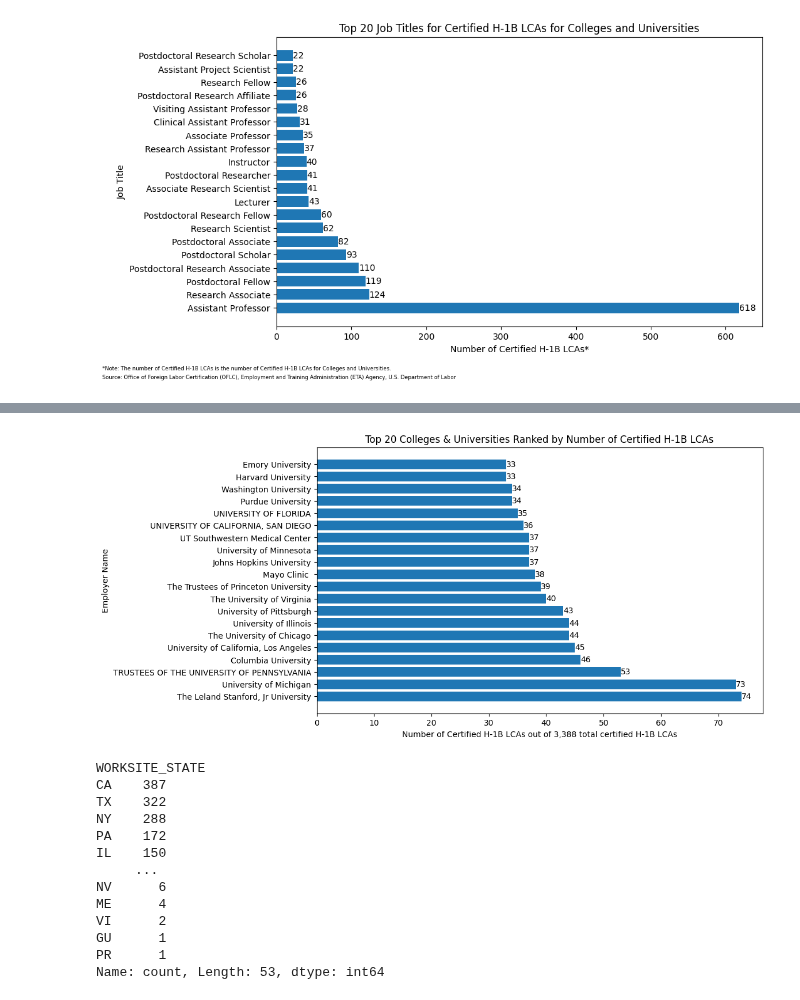
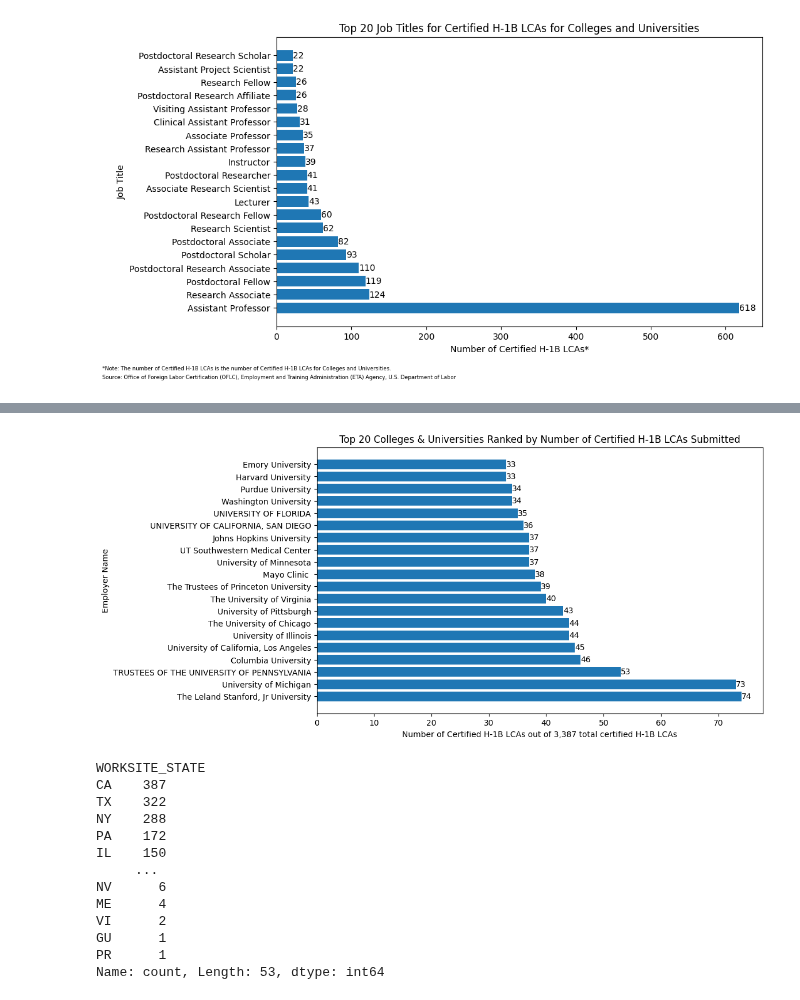
Before and after one commit to Tinashe-04/CareerPalz, a Jupyter notebook: LCA_Disclosure_Data_FY2023_Q4.ipynb, the cells around one changed output, grey strips where cells are left out. Drawn from its saved outputs; the diff is of its cells as text; code cells hidden in the pictures.

```diff
--- a/LCA_Disclosure_Data_FY2023_Q4.ipynb
+++ b/LCA_Disclosure_Data_FY2023_Q4.ipynb
@@ -83,8 +83,8 @@ NEW_EMPLOYMENT
 80          1
 Name: count, dtype: int64
 # %%
-# let's create a separate data frame for entries that have new employment
-new_employment = data[data['NEW_EMPLOYMENT'] != 0]
+# let's create a separate data frame for entries that have new employment and are full-time positions
+new_employment = data[(data['NEW_EMPLOYMENT'] != 0) & (data['FULL_TIME_POSITION'] == 'Y')]
 new_employment.info()
 # %% [output]
 <class 'pandas.core.frame.DataFrame'>
@@ -501,12 +502,12 @@ Name: count, Length: 1990, dtype: int64
 # %%
 fig, ax = plt.subplots(figsize=(10, 6))
 ax.barh(colleges_and_universities['EMPLOYER_NAME'].value_counts()[0:20].index, colleges_and_universities['EMPLOYER_NAME'].value_counts()[0:20].values);
 ax.bar_label(ax.containers[0]);
-ax.title.set_text('Top 20 Colleges & Universities Ranked by Number of Certified H-1B LCAs');
+ax.title.set_text('Top 20 Colleges & Universities Ranked by Number of Certified H-1B LCAs Submitted');
 ax.set_ylabel('Employer Name');
 ax.set_xlabel(f'Number of Certified H-1B LCAs out of {colleges_and_universities.shape[0]:,} total certified H-1B LCAs');
 # %% [output]
-[figure, old version]
+[figure, new version]
 # %%
 # let's find colleges and universities in Pennsylvania
 colleges_and_universities['WORKSITE_STATE'].value_counts()
```
Also changed, not shown: parts of 37 cells of this notebook.
